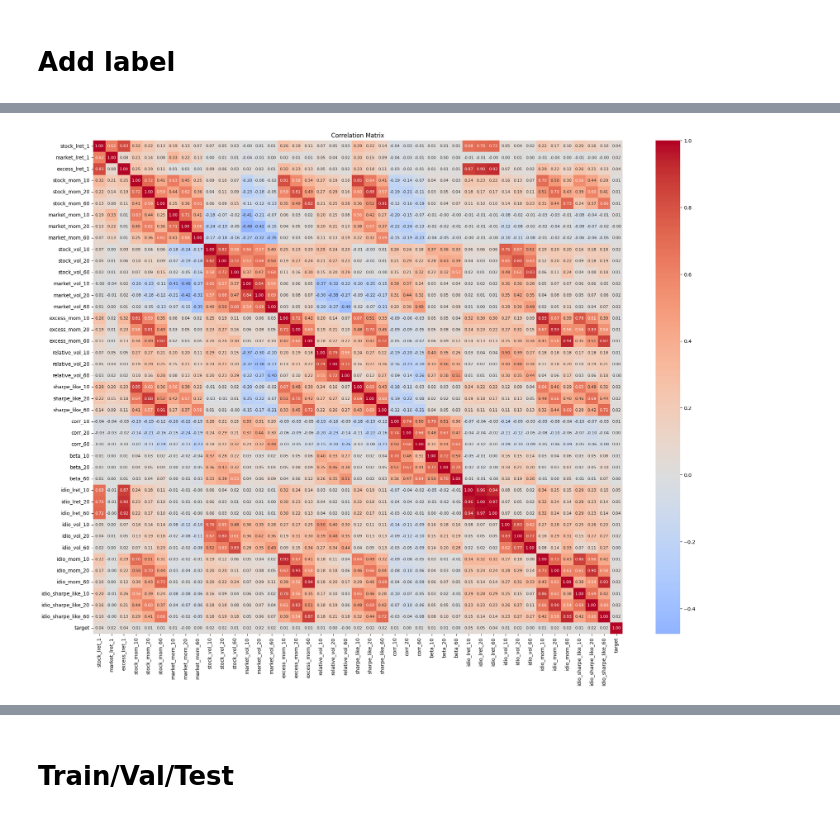
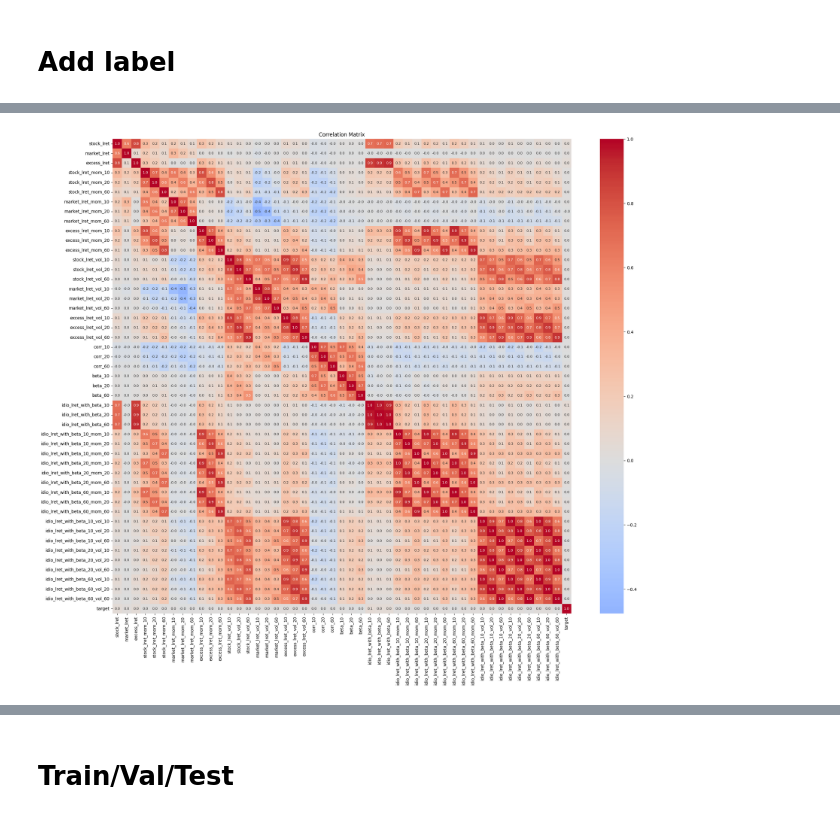
Before and after one commit to manhtdxxx/stock-return-prediction, a Jupyter notebook: feature_engineering.ipynb, the cells around one changed output, grey strips where cells are left out. Saved outputs shown, nothing was run; the diff lists cells and outputs as text; code cells hidden in the pictures.

```diff
--- a/feature_engineering.ipynb
+++ b/feature_engineering.ipynb
@@ -115,8 +127,8 @@ def compute_volatility(
 # %%
 def compute_beta(
     df=None,
-    stock_col="stock_lret_1",
-    market_col="market_lret_1",
+    stock_lret_col="stock_lret",
+    market_lret_col="market_lret",
     windows=[10, 20, 60],
     group_col="symbol",
     time_col="time"
@@ -130,7 +142,7 @@ def compute_beta(
 
         df[beta_col] = (
             df.groupby(group_col).apply(
-                lambda x: x[stock_col].rolling(window).cov(x[market_col]) / x[market_col].rolling(window).var()
+                lambda x: x[stock_lret_col].rolling(window).cov(x[market_lret_col]) / x[market_lret_col].rolling(window).var()
             ).reset_index(level=0, drop=True)
         )
 
@@ -138,8 +150,8 @@ def compute_beta(
 # %%
 def compute_corr(
     df=None,
-    stock_col="stock_lret_1",
-    market_col="market_lret_1",
+    stock_lret_col="stock_lret",
+    market_lret_col="market_lret",
     windows=[10, 20, 60],
     group_col="symbol",
     time_col="time",
@@ -152,7 +164,7 @@ def compute_corr(
         corr_col = f"corr_{window}"
 
         df[corr_col] = df.groupby(group_col).apply(
-            lambda x: x[stock_col].rolling(window).corr(x[market_col])
+            lambda x: x[stock_lret_col].rolling(window).corr(x[market_lret_col])
         ).reset_index(level=0, drop=True)
 
     return df
@@ -240,22 +229,22 @@ def compute_pairwise_feature(
 # %%
 
 df = compute_log_return(df_first)
-df = compute_pairwise_feature(df, left_prefix="stock_lret", right_prefix="market_lret", windows=[1], operation="subtract", output_prefix="excess_lret")
-
+df["excess_lret"] = df["stock_lret"] - df["market_lret"]
 df = compute_momentum(df)
 df = compute_volatility(df)
-
-df = compute_pairwise_feature(df, left_prefix="stock_mom", right_prefix="market_mom", operation="subtract", output_prefix="excess_mom")
-df = compute_pairwise_feature(df, left_prefix="stock_vol", right_prefix="market_vol", operation="divide", output_prefix="relative_vol")
-df = compute_pairwise_feature(df, left_prefix="stock_mom", right_prefix="stock_vol", operation="divide", output_prefix="sharpe_like")
 
 df = compute_corr(df)
 df = compute_beta(df)
 df = compute_idio_lret(df)
-df = compute_idio_vol(df)
-df = compute_momentum(df, computed_cols=[f"idio_lret_{i}" for i in [10, 20, 60]])
-df = compute_pairwise_feature(df, left_prefix="idio_mom", right_prefix="idio_vol", operation="divide", output_prefix="idio_sharpe_like")
+idio_lret_cols = [f"idio_lret_with_beta_{i}" for i in [10, 20, 60]]
+df = compute_momentum(df, computed_cols=idio_lret_cols)
+df = compute_volatility(df, computed_cols=idio_lret_cols)
+
+# df = compute_pairwise_feature(df, left_prefix="stock_mom", right_prefix="market_mom", operation="subtract", output_prefix="excess_mom")
+# df = compute_pairwise_feature(df, left_prefix="stock_vol", right_prefix="market_vol", operation="divide", output_prefix="relative_vol")
+# df = compute_pairwise_feature(df, left_prefix="stock_mom", right_prefix="stock_vol", operation="divide", output_prefix="sharpe_like")
+# df = compute_pairwise_feature(df, left_prefix="idio_mom", right_prefix="idio_vol", operation="divide", output_prefix="idio_sharpe_like")
 
 pd.set_option('display.max_columns', None)
-df.head(20)
+df.tail(10)
 # %% [output]
@@ -321,7 +304,7 @@ df.describe().T
 # %%
 def add_target(df, horizon=1):
     df = df.copy()
-    df["target"] = df.groupby("symbol")["stock_lret_1"].shift(-horizon)
+    df["target"] = df.groupby("symbol")["stock_lret"].shift(-horizon)
     df['target_time'] = df.groupby('symbol')['time'].shift(-horizon)
     df = df.dropna(subset=["target"])
     return df
@@ -350,21 +333,21 @@ memory usage: 19.0+ MB
 # %%
 df_num = df_final.select_dtypes(include=["float64", "int64"])
 
 corr = df_num.corr()
 
-plt.figure(figsize=(24, 18))
+plt.figure(figsize=(24, 20))
 sns.heatmap(
     corr,
     cmap="coolwarm",
     center=0,
     annot=True,
-    fmt=".2f",
+    fmt=".1f",
     annot_kws={"size": 8}
 )
 plt.title("Correlation Matrix")
 plt.show()
 # %% [output]
-[figure, old version]
+[figure, new version]
 # %%
 corr_target = df_num.corr()["target"].sort_values()
 
```
Also changed, not shown: parts of 14 cells of this notebook.
